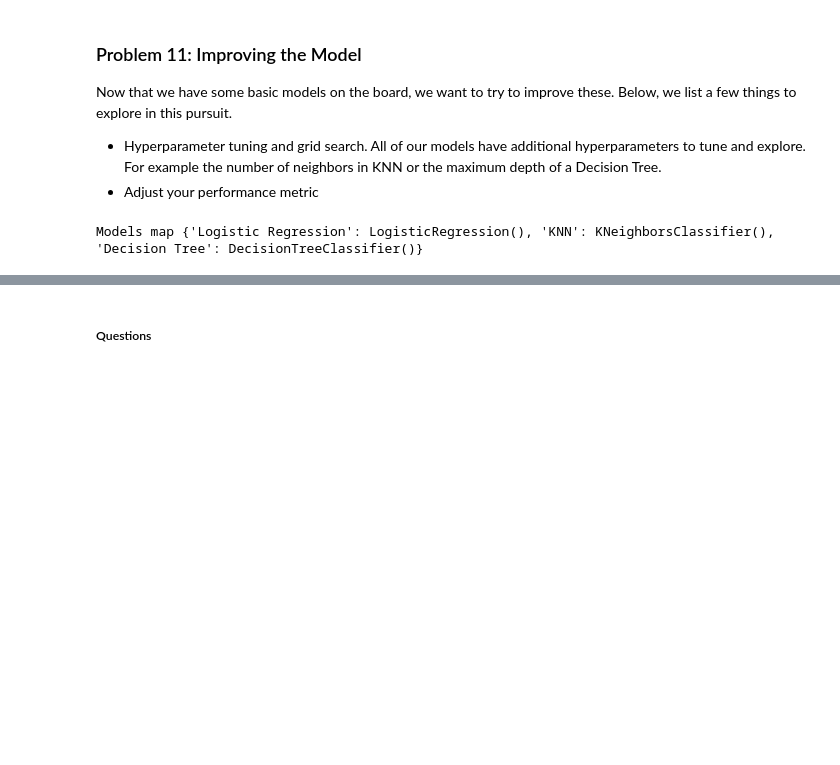
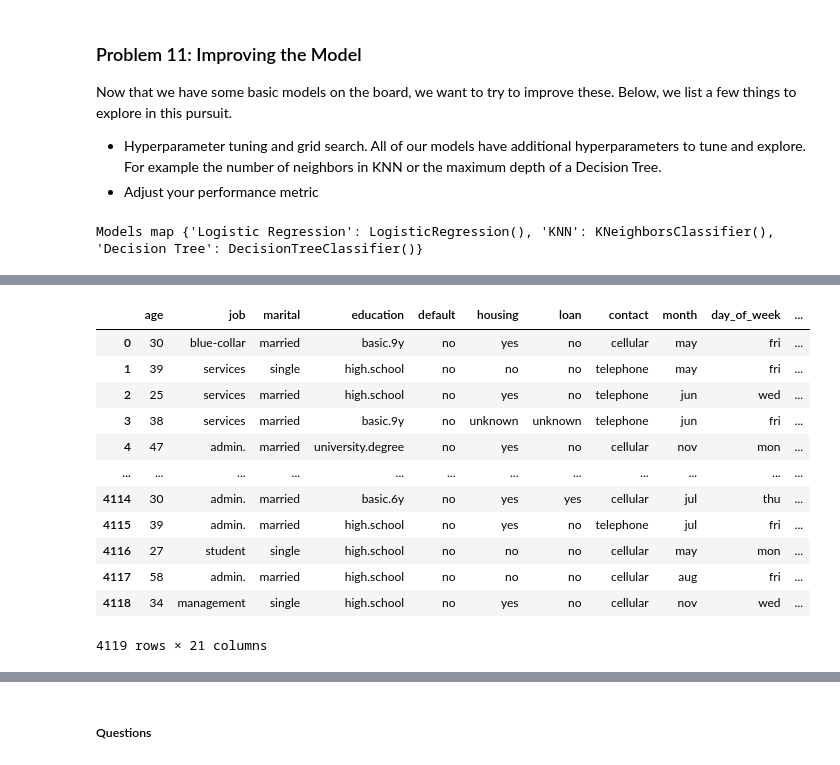
Before and after one commit to sujmishra/data-science-berkley, a Jupyter notebook: Assignment-17.1/prompt_III.ipynb, the cells around one changed output, grey strips where cells are left out. Drawn from its saved outputs; the diff is of its cells as text; code cells hidden in the pictures; blank space fills up the shorter version.

```diff
--- a/Assignment-17.1/prompt_III.ipynb
+++ b/Assignment-17.1/prompt_III.ipynb
@@ -417,0 +419,18 @@ grid_results_df
+# %%
+# SVM grid search CV takes very very long. So we will use the smaller data set to tune it
+df_small = pd.read_csv('data/bank-additional.csv', sep = ';')
+df_small
+# %% [output]
+|  | age | job | marital | education | default | housing | loan | contact | month | day_of_week | ... |
+| 0 | 30 | blue-collar | married | basic.9y | no | yes | no | cellular | may | fri | ... |
+| 1 | 39 | services | single | high.school | no | no | no | telephone | may | fri | ... |
+| 2 | 25 | services | married | high.school | no | yes | no | telephone | jun | wed | ... |
+| 3 | 38 | services | married | basic.9y | no | unknown | unknown | telephone | jun | fri | ... |
+| 4 | 47 | admin. | married | university.degree | no | yes | no | cellular | nov | mon | ... |
+| ... | ... | ... | ... | ... | ... | ... | ... | ... | ... | ... | ... |
+| 4114 | 30 | admin. | married | basic.6y | no | yes | yes | cellular | jul | thu | ... |
+| 4115 | 39 | admin. | married | high.school | no | yes | no | telephone | jul | fri | ... |
+| 4116 | 27 | student | single | high.school | no | no | no | cellular | may | mon | ... |
+| 4117 | 58 | admin. | married | high.school | no | no | no | cellular | aug | fri | ... |
+| 4118 | 34 | management | single | high.school | no | yes | no | cellular | nov | wed | ... |
+4119 rows × 21 columns
```
Also changed, not shown: parts of 13 cells of this notebook.
